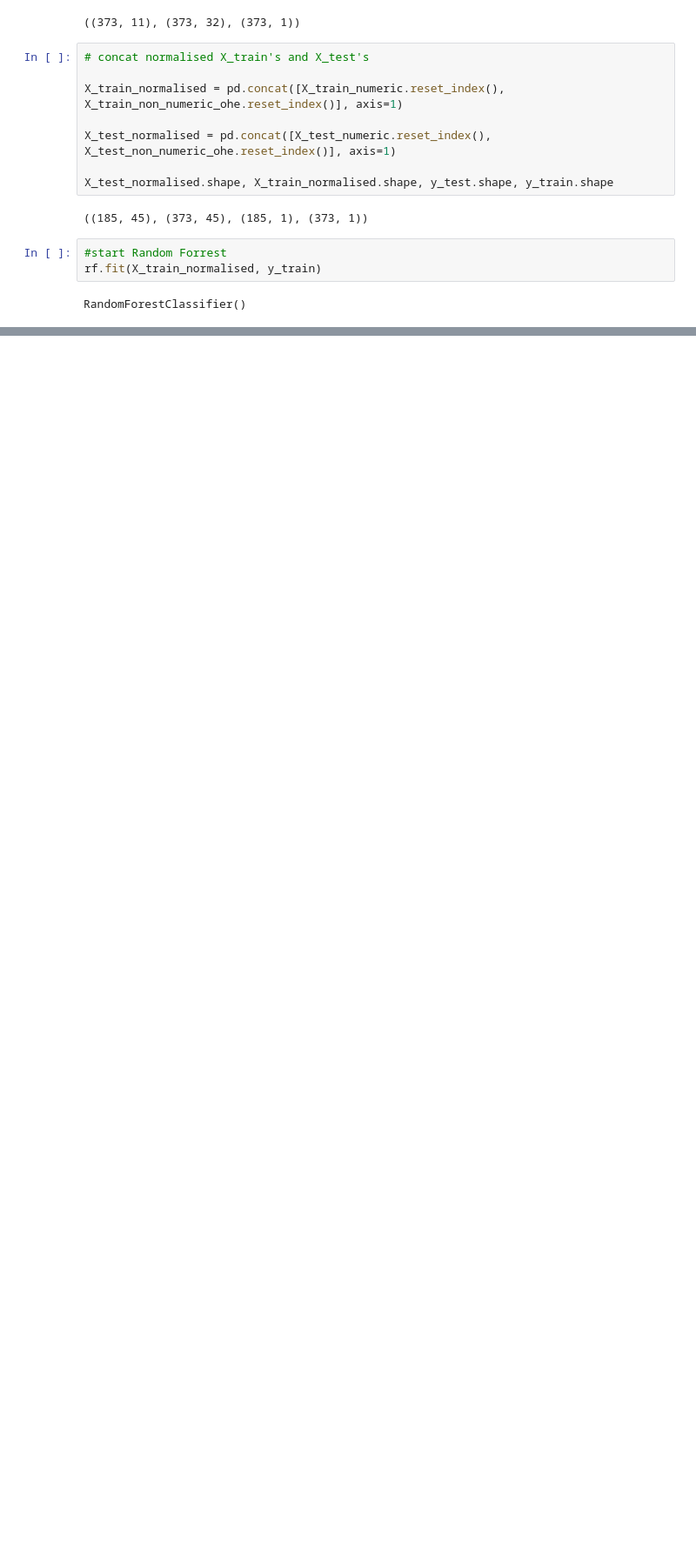
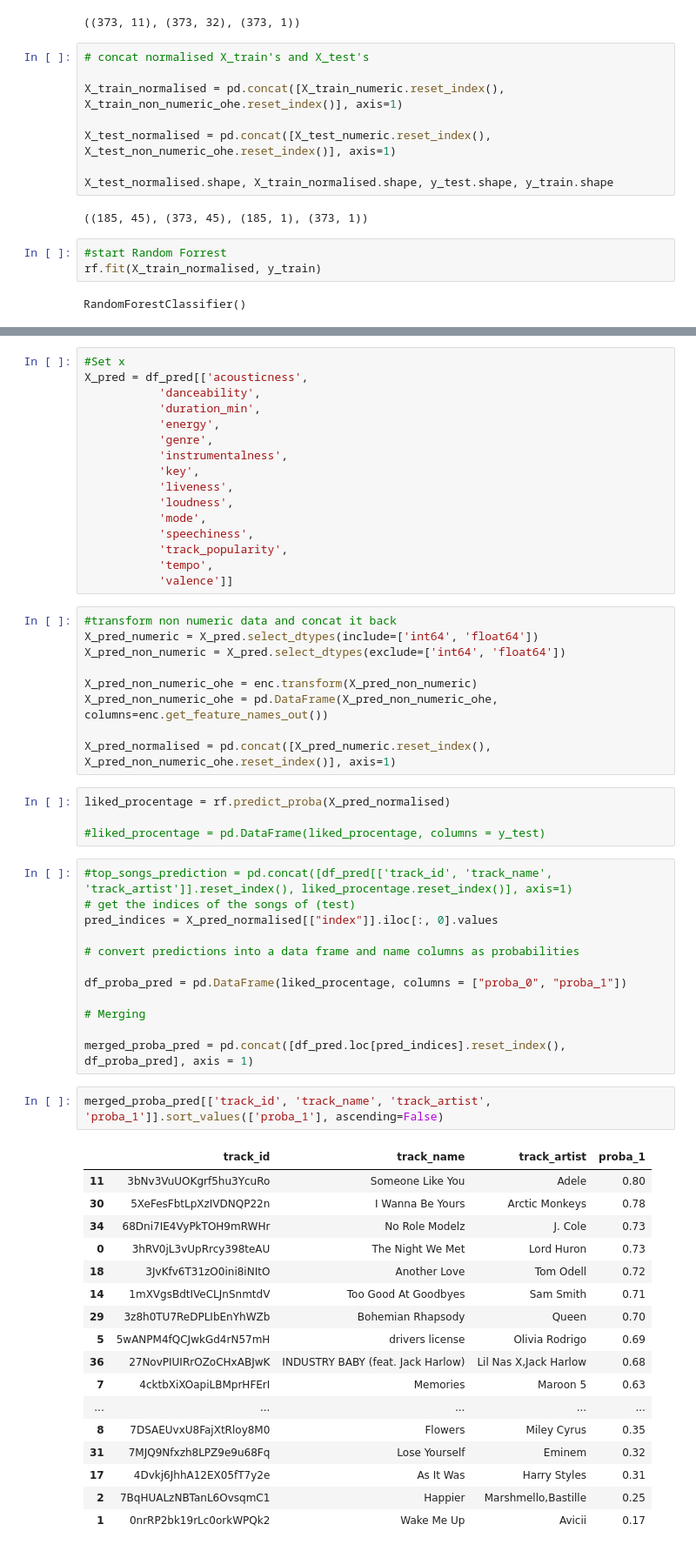
Before and after one commit to Ramonalyst/Music_Recommendation_System, a Jupyter notebook: random_forrest.ipynb, the cells around one changed output, grey strips where cells are left out. Shown at 87% size. Cells and saved outputs as stored; diff of their text form; blank space fills up the shorter version.

```diff
--- a/random_forrest.ipynb
+++ b/random_forrest.ipynb
@@ -158,0 +206,61 @@ rf.score(X_test_normalised, y_test)
+# %%
+#Set x
+X_pred = df_pred[['acousticness',
+           'danceability',
+           'duration_min',
+           'energy',
+           'genre',
+           'instrumentalness',
+           'key',
+           'liveness',
+           'loudness',
+           'mode',
+           'speechiness',
+           'track_popularity',
+           'tempo',
+           'valence']]
+# %%
+#transform non numeric data and concat it back
+X_pred_numeric = X_pred.select_dtypes(include=['int64', 'float64'])
+X_pred_non_numeric = X_pred.select_dtypes(exclude=['int64', 'float64'])
+
+X_pred_non_numeric_ohe = enc.transform(X_pred_non_numeric)
+X_pred_non_numeric_ohe = pd.DataFrame(X_pred_non_numeric_ohe, columns=enc.get_feature_names_out())
+
+X_pred_normalised = pd.concat([X_pred_numeric.reset_index(), X_pred_non_numeric_ohe.reset_index()], axis=1)
+# %%
+liked_procentage = rf.predict_proba(X_pred_normalised)
+
+#liked_procentage = pd.DataFrame(liked_procentage, columns = y_test)
+# %%
+#top_songs_prediction = pd.concat([df_pred[['track_id', 'track_name', 'track_artist']].reset_index(), liked_procentage.reset_index()], axis=1)
+# get the indices of the songs of (test)
+pred_indices = X_pred_normalised[["index"]].iloc[:, 0].values
+
+# convert predictions into a data frame and name columns as probabilities
+
+df_proba_pred = pd.DataFrame(liked_procentage, columns = ["proba_0", "proba_1"])
+
+# Merging
+
+merged_proba_pred = pd.concat([df_pred.loc[pred_indices].reset_index(), df_proba_pred], axis = 1)
+# %%
+merged_proba_pred[['track_id', 'track_name', 'track_artist', 'proba_1']].sort_values(['proba_1'], ascending=False)
+# %% [output]
+|  | track_id | track_name | track_artist | proba_1 |
+| 11 | 3bNv3VuUOKgrf5hu3YcuRo | Someone Like You | Adele | 0.80 |
+| 30 | 5XeFesFbtLpXzIVDNQP22n | I Wanna Be Yours | Arctic Monkeys | 0.78 |
+| 34 | 68Dni7IE4VyPkTOH9mRWHr | No Role Modelz | J. Cole | 0.73 |
+| 0 | 3hRV0jL3vUpRrcy398teAU | The Night We Met | Lord Huron | 0.73 |
+| 18 | 3JvKfv6T31zO0ini8iNItO | Another Love | Tom Odell | 0.72 |
+| 14 | 1mXVgsBdtIVeCLJnSnmtdV | Too Good At Goodbyes | Sam Smith | 0.71 |
+| 29 | 3z8h0TU7ReDPLIbEnYhWZb | Bohemian Rhapsody | Queen | 0.70 |
+| 5 | 5wANPM4fQCJwkGd4rN57mH | drivers license | Olivia Rodrigo | 0.69 |
+| 36 | 27NovPIUIRrOZoCHxABJwK | INDUSTRY BABY (feat. Jack Harlow) | Lil Nas X,Jack Harlow | 0.68 |
+| 7 | 4cktbXiXOapiLBMprHFErI | Memories | Maroon 5 | 0.63 |
+| ... | ... | ... | ... | ... |
+| 8 | 7DSAEUvxU8FajXtRloy8M0 | Flowers | Miley Cyrus | 0.35 |
+| 31 | 7MJQ9Nfxzh8LPZ9e9u68Fq | Lose Yourself | Eminem | 0.32 |
+| 17 | 4Dvkj6JhhA12EX05fT7y2e | As It Was | Harry Styles | 0.31 |
+| 2 | 7BqHUALzNBTanL6OvsqmC1 | Happier | Marshmello,Bastille | 0.25 |
+| 1 | 0nrRP2bk19rLc0orkWPQk2 | Wake Me Up | Avicii | 0.17 |
```
Also changed, not shown: parts of 10 cells of this notebook, 1 other file.
